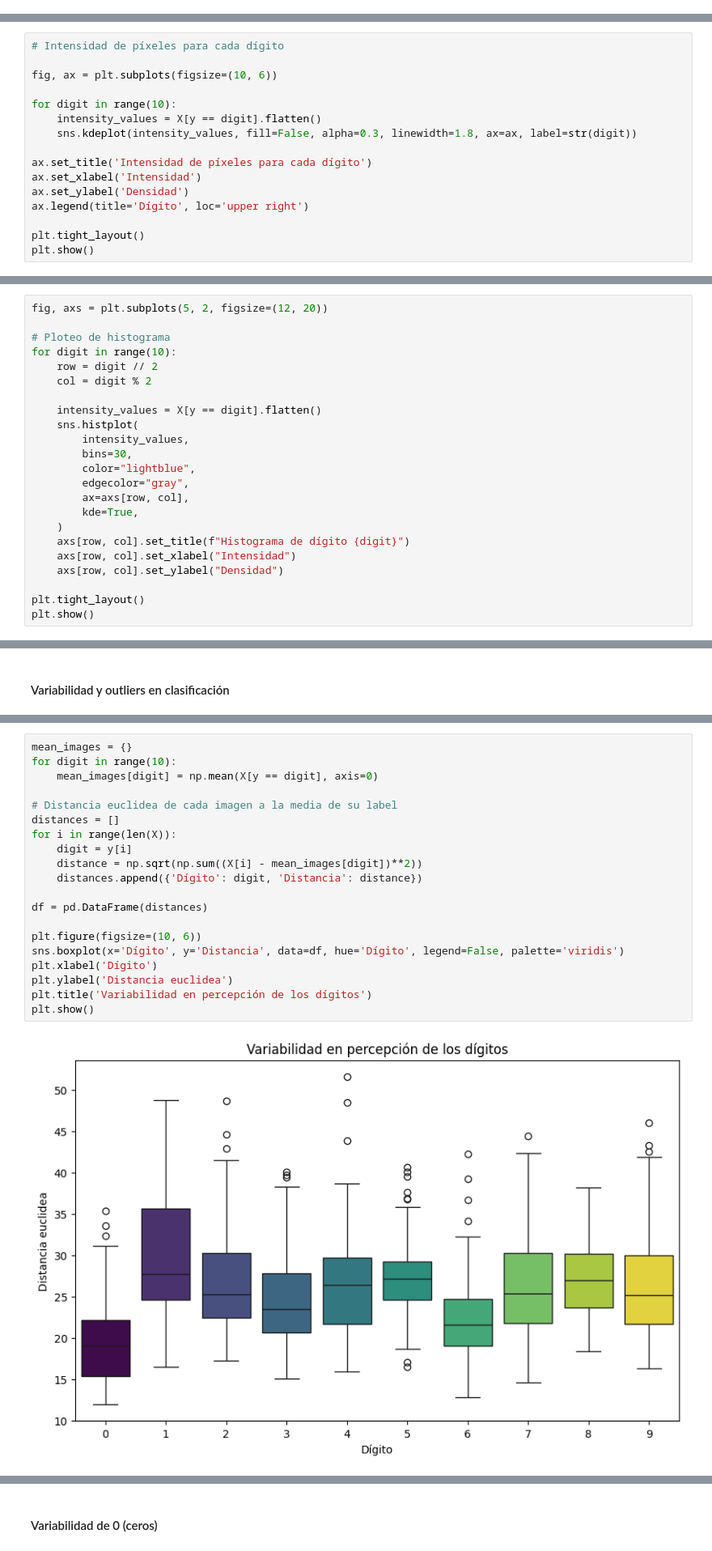
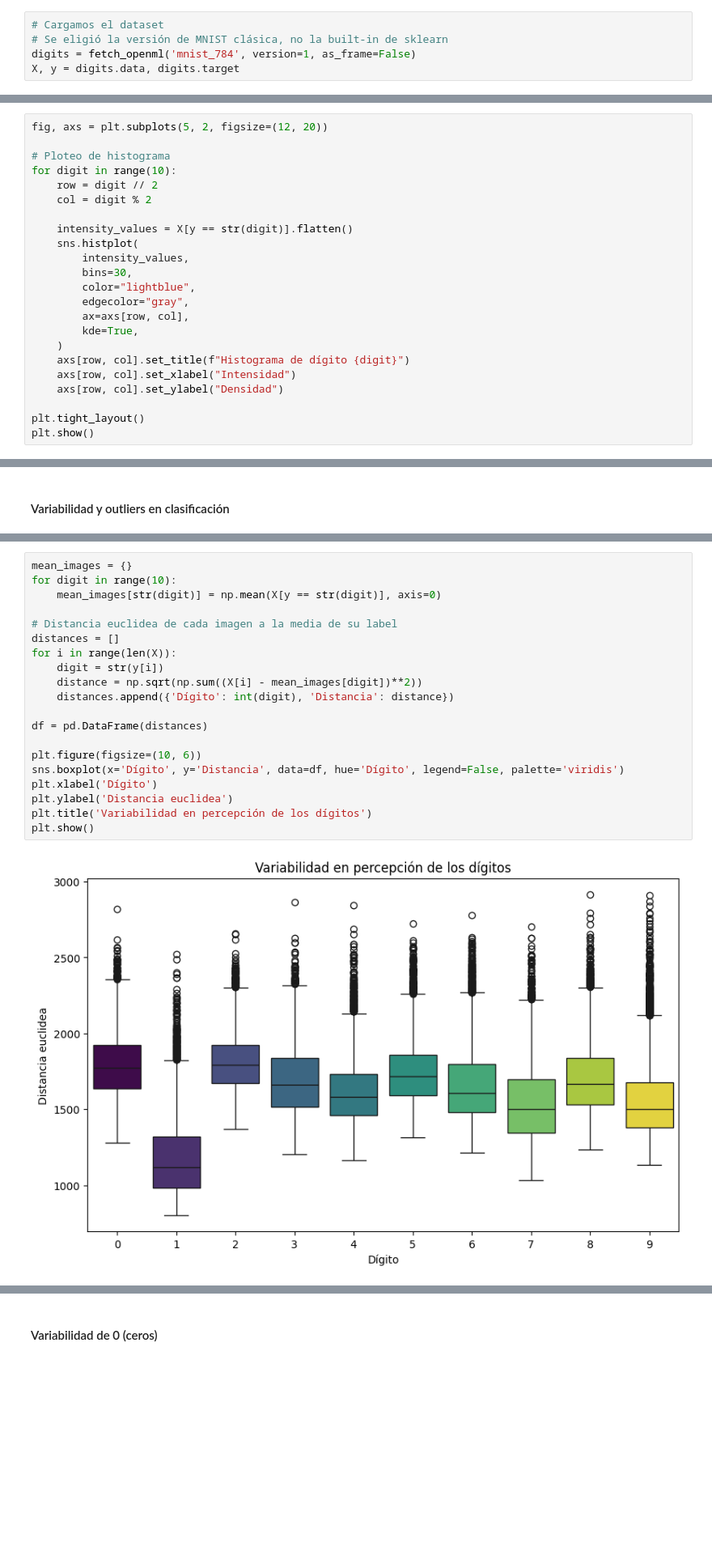
Before and after one commit to milton-lopez/analisis_d, a Jupyter notebook: src/AdD_a14_GRUPO_LOPEZ.ipynb, the cells around one changed output, grey strips where cells are left out. Shown at 81% size. Drawn from its saved outputs; the diff is of its cells as text; blank space fills up the shorter version.

```diff
--- a/src/AdD_a14_GRUPO_LOPEZ.ipynb
+++ b/src/AdD_a14_GRUPO_LOPEZ.ipynb
@@ -38,0 +30,5 @@ X, y = digits.data, digits.target
+# %%
+# Cargamos el dataset
+# Se eligió la versión de MNIST clásica, no la built-in de sklearn
+digits = fetch_openml('mnist_784', version=1, as_frame=False)
+X, y = digits.data, digits.target
@@ -124,16 +182,0 @@ Es el dígito que representa cada imagen (0-9).
-# %%
-# Intensidad de píxeles para cada dígito
-
-fig, ax = plt.subplots(figsize=(10, 6))
-
-for digit in range(10):
-    intensity_values = X[y == digit].flatten()
-    sns.kdeplot(intensity_values, fill=False, alpha=0.3, linewidth=1.8, ax=ax, label=str(digit))
-
-ax.set_title('Intensidad de píxeles para cada dígito')
-ax.set_xlabel('Intensidad')
-ax.set_ylabel('Densidad')
-ax.legend(title='Dígito', loc='upper right')
-
-plt.tight_layout()
-plt.show()
@@ -149,7 +190,7 @@ for digit in range(10):
     row = digit // 2
     col = digit % 2
 
-    intensity_values = X[y == digit].flatten()
+    intensity_values = X[y == str(digit)].flatten()
     sns.histplot(
         intensity_values,
         bins=30,
@@ -248,25 +306,25 @@ Para esto, se calcula la distancia euclidea de cada imagen al centroide (media)
 # %%
 mean_images = {}
 for digit in range(10):
-    mean_images[digit] = np.mean(X[y == digit], axis=0)
+    mean_images[str(digit)] = np.mean(X[y == str(digit)], axis=0)
 
 # Distancia euclidea de cada imagen a la media de su label
 distances = []
 for i in range(len(X)):
-    digit = y[i]
+    digit = str(y[i])
     distance = np.sqrt(np.sum((X[i] - mean_images[digit])**2))
-    distances.append({'Dígito': digit, 'Distancia': distance})
+    distances.append({'Dígito': int(digit), 'Distancia': distance})
 
 df = pd.DataFrame(distances)
 
 plt.figure(figsize=(10, 6))
 sns.boxplot(x='Dígito', y='Distancia', data=df, hue='Dígito', legend=False, palette='viridis')
 plt.xlabel('Dígito')
 plt.ylabel('Distancia euclidea')
 plt.title('Variabilidad en percepción de los dígitos')
 plt.show()
 # %% [output]
-[figure, old version]
+[figure, new version]
 # %% [markdown]
 ##### Observaciones
 
```
Also changed, not shown: parts of 83 cells of this notebook.
